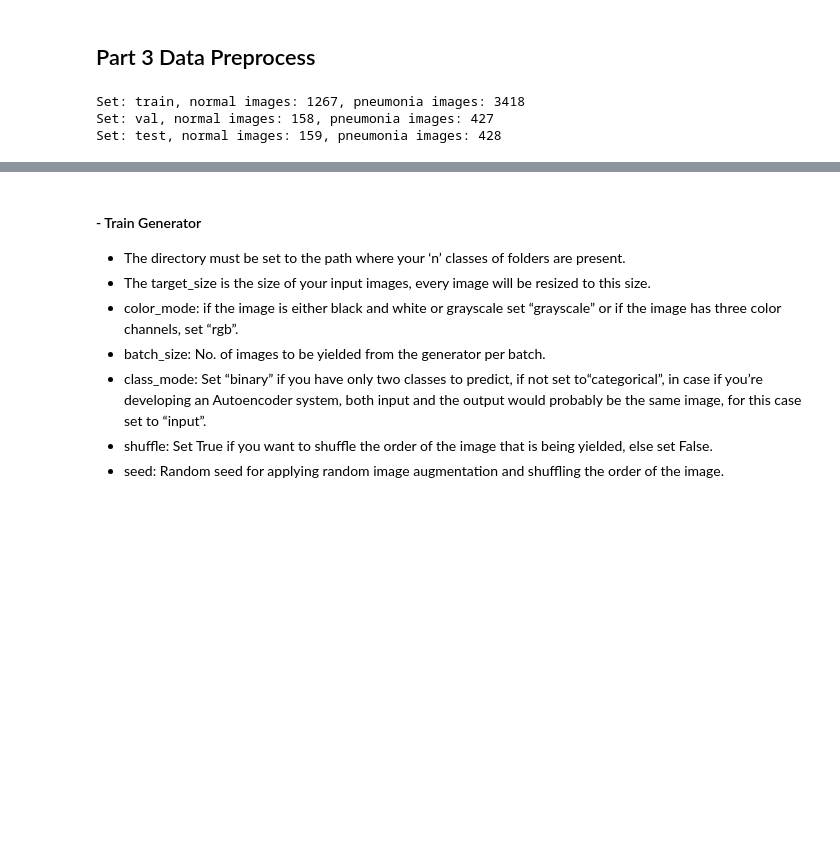
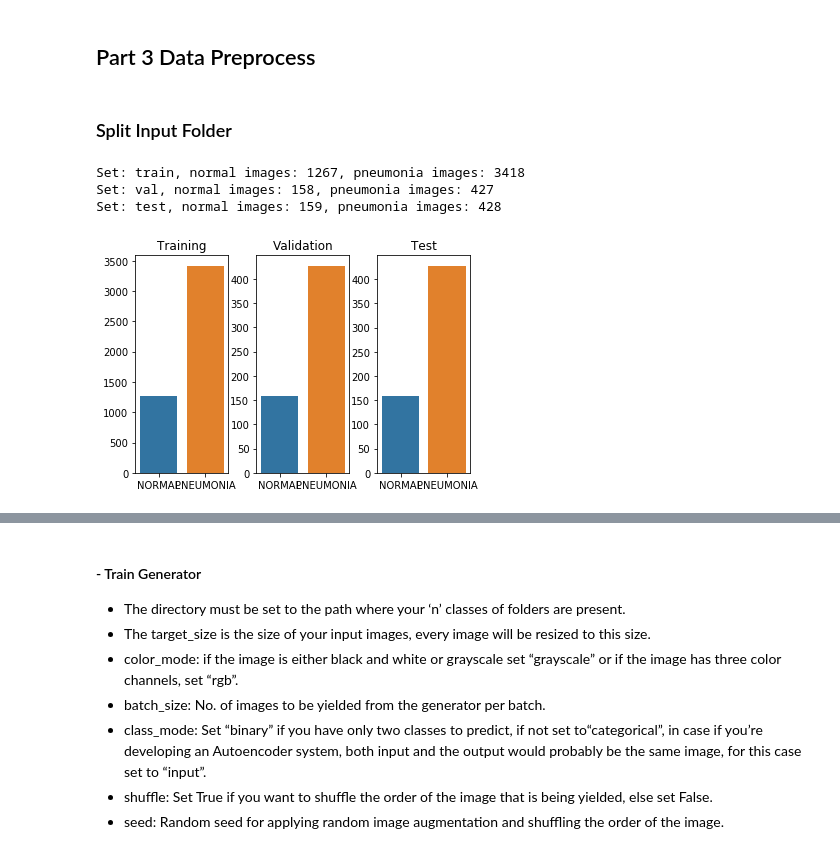
Before and after one commit to masonxmh/Project3, a Jupyter notebook: Untitled.ipynb, the cells around one changed output, grey strips where cells are left out. Drawn from its saved outputs; the diff is of its cells as text; code cells hidden in the pictures; blank space fills up the shorter version.

```diff
--- a/Untitled.ipynb
+++ b/Untitled.ipynb
@@ -86,6 +94,8 @@ plt.show()
 [figure]
 # %% [markdown]
 ## Part 3 Data Preprocess
+# %% [markdown]
+### Split Input Folder
 # %%
 # To only split into training and validation set, set a tuple to `ratio`, i.e, `(.8, .2)`.
 split_folders.ratio('data/chest_xray', output="data/output", seed=1337, ratio=(.8, .1, .1)) # default values
@@ -109,3 +115,46 @@ test_dir = 'data/output/test'
+# %%
+def subdir_file_count(master_dir):
+    subdirs = os.listdir(master_dir)
+    subdir_count = len(subdirs)
+
+    subdir_names = []
+    subdir_file_counts = []
+
+    for subdir in subdirs:
+        dir = os.path.join(master_dir, subdir)
+        file_count = len(os.listdir(dir))
+        subdir_names.append(subdir)
+        subdir_file_counts.append(file_count)
+
+    return subdir_names, subdir_file_counts
+# %%
+train_dir = 'data/output/train'
+val_dir = 'data/output/val'
+test_dir = 'data/output/test'
+
+
+plt.figsize=(12,4)
+subdir_file_count(train_dir)
+plt.subplot(1,3,1).set_title('Training')
+dir_name, dir_file_count = subdir_file_count(train_dir)
+x = [i for i in dir_name]
+y = dir_file_count
+sns.barplot(x=x, y=y)
+
+plt.subplot(1,3,2).set_title('Validation')
+dir_name, dir_file_count = subdir_file_count(val_dir)
+x = [i for i in dir_name]
+y = dir_file_count
+sns.barplot(x=x, y=y)
+
+plt.subplot(1,3,3).set_title('Test')
+dir_name, dir_file_count = subdir_file_count(test_dir)
+x = [i for i in dir_name]
+y = dir_file_count
+sns.barplot(x=x, y=y)
+plt.subplots_adjust(hspace=0.5, wspace=0.3)
+# %% [output]
+[figure, added]
 # %%
 # Get the path to the normal and pneumonia sub-directories
 normal_cases_dir = train_dir + '/NORMAL'
```
Also changed, not shown: parts of 30 cells of this notebook, 4 other files.
